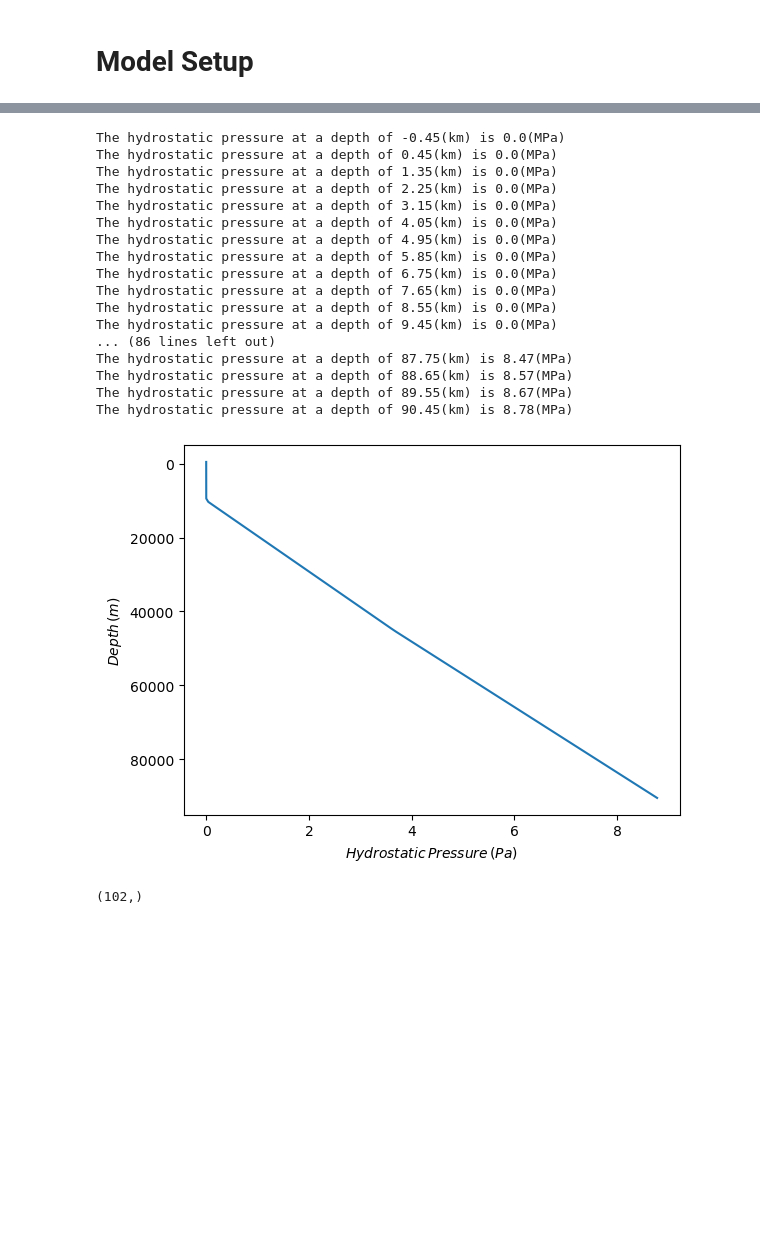
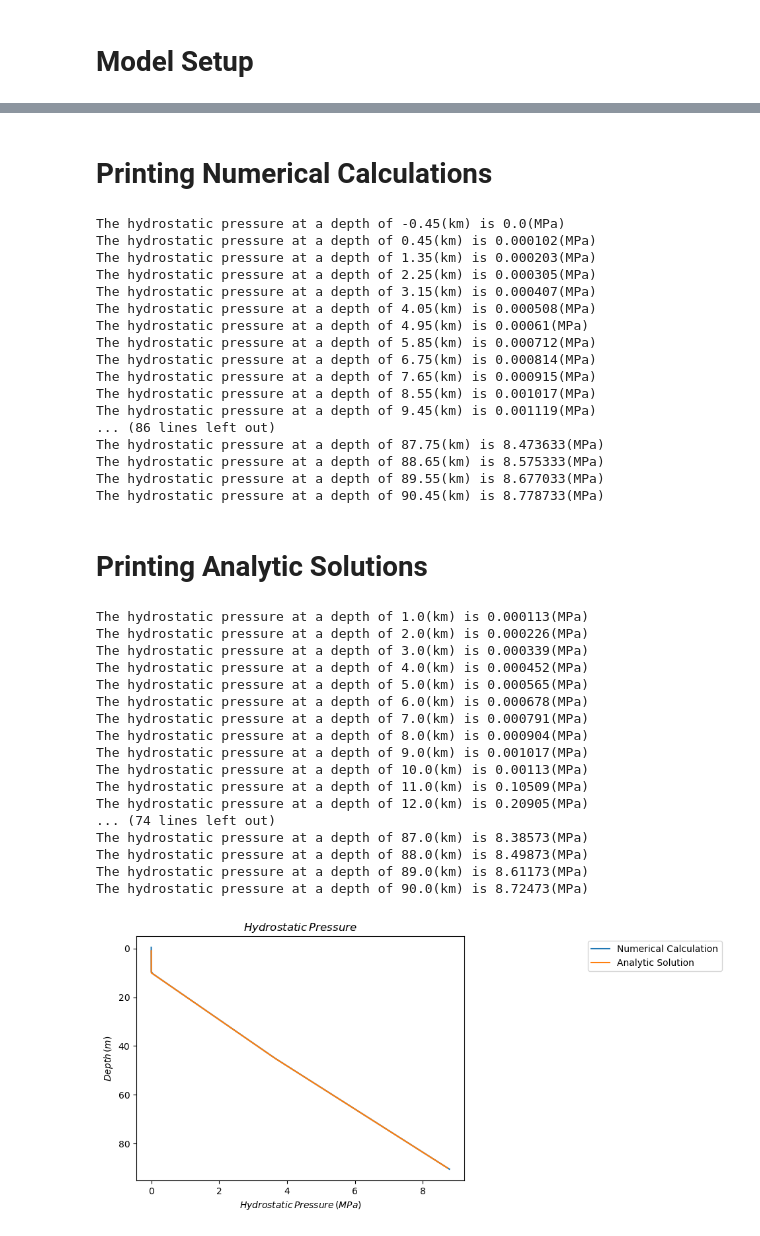
Before and after one commit to maxrudolph/gerya-julia, a Jupyter notebook: TestHydroPress.ipynb, the cells around one changed output, grey strips where cells are left out. Drawn from its saved outputs; the diff is of its cells as text; code cells hidden in the pictures; blank space fills up the shorter version.

Commit message:
Comparing the numerical calculation vs the analytic solution for hydrostatic pressure

```diff
--- a/TestHydroPress.ipynb
+++ b/TestHydroPress.ipynb
@@ -561,40 +623,66 @@ display(get_hydrostatic_pressure(grid,rho_vy,gy))
+# %% [markdown]
+# Printing Numerical Calculations
 # %%
 depth = grid.yc/1000
-hydrostatic_pressure = get_hydrostatic_pressure(grid,rho_vy,gy)
+hydrostatic_pressure = numerical_hydrostatic_pressure(grid,rho_vy,gy)
 hydrostatic_pressure = hydrostatic_pressure[:,1]
 for (depth,hydrostatic_pressure) in zip(depth,hydrostatic_pressure)
-    println("The hydrostatic pressure at a depth of $(round(depth,digits=2))(km) is $(round(hydrostatic_pressure,digits=2))(MPa)")
+    println("The hydrostatic pressure at a depth of $(round(depth,digits=2))(km) is $(round(hydrostatic_pressure,digits=6))(MPa)")
 end
 # %% [output]
 The hydrostatic pressure at a depth of -0.45(km) is 0.0(MPa)
-The hydrostatic pressure at a depth of 0.45(km) is 0.0(MPa)
-The hydrostatic pressure at a depth of 1.35(km) is 0.0(MPa)
-The hydrostatic pressure at a depth of 2.25(km) is 0.0(MPa)
-The hydrostatic pressure at a depth of 3.15(km) is 0.0(MPa)
-The hydrostatic pressure at a depth of 4.05(km) is 0.0(MPa)
-The hydrostatic pressure at a depth of 4.95(km) is 0.0(MPa)
-The hydrostatic pressure at a depth of 5.85(km) is 0.0(MPa)
-The hydrostatic pressure at a depth of 6.75(km) is 0.0(MPa)
-The hydrostatic pressure at a depth of 7.65(km) is 0.0(MPa)
-The hydrostatic pressure at a depth of 8.55(km) is 0.0(MPa)
-The hydrostatic pressure at a depth of 9.45(km) is 0.0(MPa)
+The hydrostatic pressure at a depth of 0.45(km) is 0.000102(MPa)
+The hydrostatic pressure at a depth of 1.35(km) is 0.000203(MPa)
+The hydrostatic pressure at a depth of 2.25(km) is 0.000305(MPa)
+The hydrostatic pressure at a depth of 3.15(km) is 0.000407(MPa)
+The hydrostatic pressure at a depth of 4.05(km) is 0.000508(MPa)
+The hydrostatic pressure at a depth of 4.95(km) is 0.00061(MPa)
+The hydrostatic pressure at a depth of 5.85(km) is 0.000712(MPa)
+The hydrostatic pressure at a depth of 6.75(km) is 0.000814(MPa)
+The hydrostatic pressure at a depth of 7.65(km) is 0.000915(MPa)
+The hydrostatic pressure at a depth of 8.55(km) is 0.001017(MPa)
+The hydrostatic pressure at a depth of 9.45(km) is 0.001119(MPa)
 ... (86 lines left out)
-The hydrostatic pressure at a depth of 87.75(km) is 8.47(MPa)
-The hydrostatic pressure at a depth of 88.65(km) is 8.57(MPa)
-The hydrostatic pressure at a depth of 89.55(km) is 8.67(MPa)
-The hydrostatic pressure at a depth of 90.45(km) is 8.78(MPa)
+The hydrostatic pressure at a depth of 87.75(km) is 8.473633(MPa)
+The hydrostatic pressure at a depth of 88.65(km) is 8.575333(MPa)
+The hydrostatic pressure at a depth of 89.55(km) is 8.677033(MPa)
+The hydrostatic pressure at a depth of 90.45(km) is 8.778733(MPa)
+# %% [markdown]
+# Printing Analytic Solutions
+# %%
+depth = collect(1:90)
+density = [1.0,920.0,1000.0]
+pressure = analytic_hydrostatic_pressure(depth,density,gy)
+for (depth,pressure) in zip(depth,pressure)
+    println("The hydrostatic pressure at a depth of $(round(depth,digits=2))(km) is $(round(pressure,digits=6))(MPa)")
+end
+# %% [output]
+The hydrostatic pressure at a depth of 1.0(km) is 0.000113(MPa)
+The hydrostatic pressure at a depth of 2.0(km) is 0.000226(MPa)
+The hydrostatic pressure at a depth of 3.0(km) is 0.000339(MPa)
+The hydrostatic pressure at a depth of 4.0(km) is 0.000452(MPa)
+The hydrostatic pressure at a depth of 5.0(km) is 0.000565(MPa)
+The hydrostatic pressure at a depth of 6.0(km) is 0.000678(MPa)
+The hydrostatic pressure at a depth of 7.0(km) is 0.000791(MPa)
+The hydrostatic pressure at a depth of 8.0(km) is 0.000904(MPa)
+The hydrostatic pressure at a depth of 9.0(km) is 0.001017(MPa)
+The hydrostatic pressure at a depth of 10.0(km) is 0.00113(MPa)
+The hydrostatic pressure at a depth of 11.0(km) is 0.10509(MPa)
+The hydrostatic pressure at a depth of 12.0(km) is 0.20905(MPa)
+... (74 lines left out)
+The hydrostatic pressure at a depth of 87.0(km) is 8.38573(MPa)
+The hydrostatic pressure at a depth of 88.0(km) is 8.49873(MPa)
+The hydrostatic pressure at a depth of 89.0(km) is 8.61173(MPa)
+The hydrostatic pressure at a depth of 90.0(km) is 8.72473(MPa)
 # %%
-hydrostatic_pressure = get_hydrostatic_pressure(grid,rho_vy,gy)
 figure()
-plot(hydrostatic_pressure[:,1],grid.yc)
+title(L"Hydrostatic\,Pressure")
+plot(hydrostatic_pressure[:,1],grid.yc/1000,label="Numerical Calculation")
+plot(pressure,depth,label="Analytic Solution")
 gca().invert_yaxis()
-#gca().set_aspect("equal")
 gca().set_ylabel(L"Depth\,(m)")
-gca().set_xlabel(L"Hydrostatic\,Pressure\,(Pa)")
+gca().set_xlabel(L"Hydrostatic\,Pressure\,(MPa)")
+legend(loc="upper right",bbox_to_anchor=[1.8,1.0])
 show()
 # %% [output]
-[figure, old version]
+[figure, new version]
-# %%
-size(hydrostatic_pressure[:,1])
-# %% [output]
-(102,)
```
Also changed, not shown: parts of 5 cells of this notebook.
